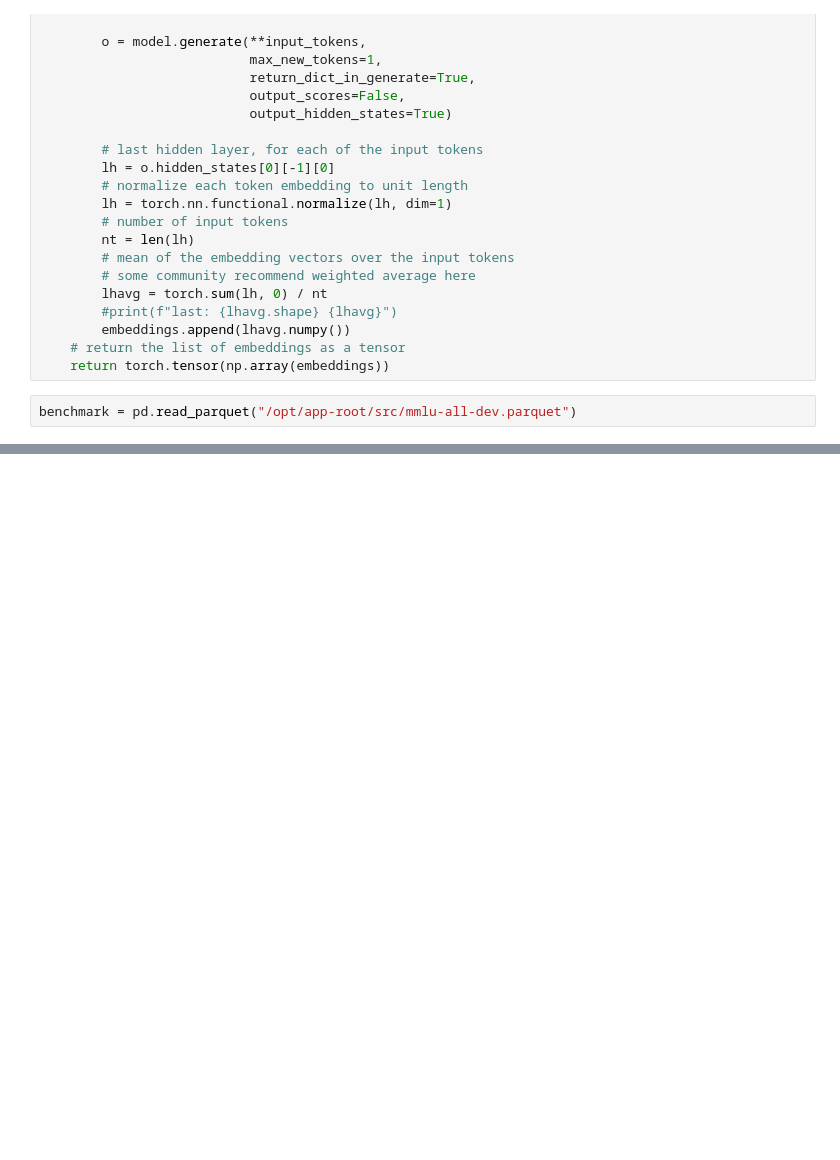
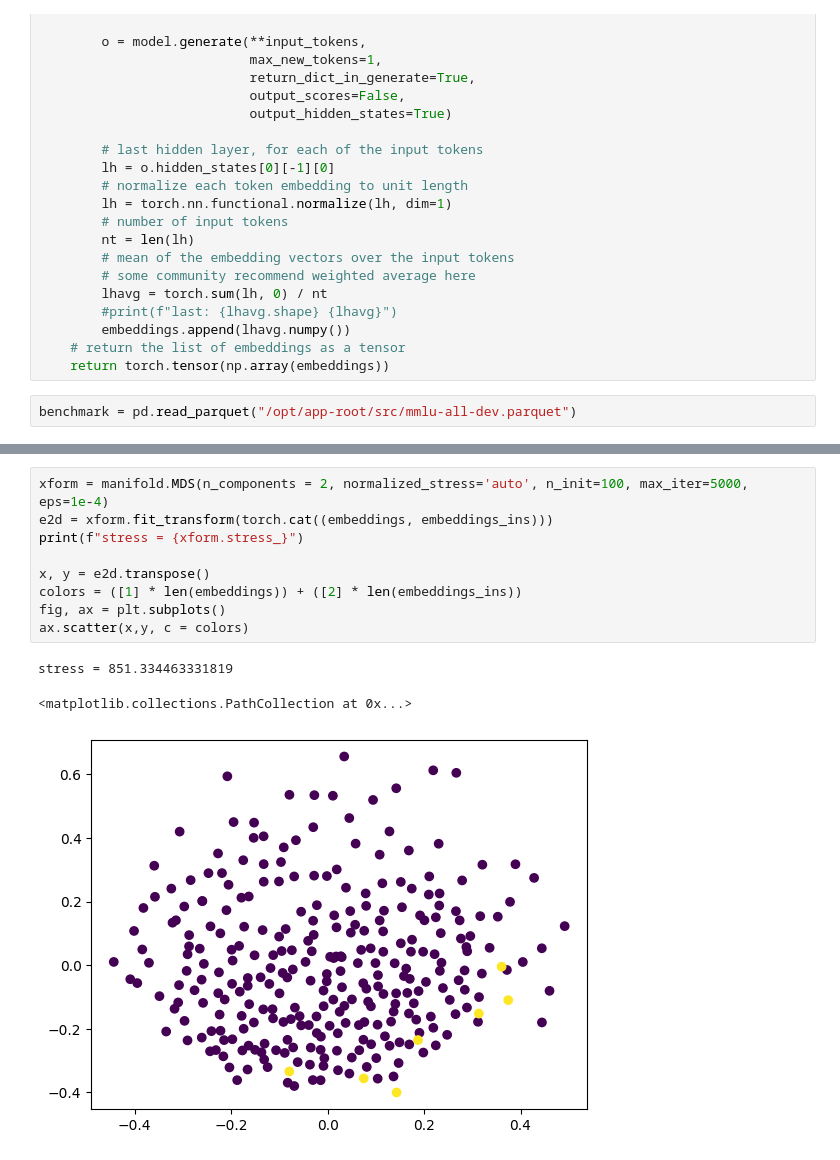
Before and after one commit to erikerlandson/datascience-wg, a Jupyter notebook: hack-scripts/model-embed-poc.ipynb, the cells around one changed output, grey strips where cells are left out. Saved outputs shown, nothing was run; the diff lists cells and outputs as text; blank space fills up the shorter version.

```diff
--- a/hack-scripts/model-embed-poc.ipynb
+++ b/hack-scripts/model-embed-poc.ipynb
@@ -116,0 +119,13 @@ ax.scatter(x,y)
+# %%
+xform = manifold.MDS(n_components = 2, normalized_stress='auto', n_init=100, max_iter=5000, eps=1e-4)
+e2d = xform.fit_transform(torch.cat((embeddings, embeddings_ins)))
+print(f"stress = {xform.stress_}")
+
+x, y = e2d.transpose()
+colors = ([1] * len(embeddings)) + ([2] * len(embeddings_ins))
+fig, ax = plt.subplots()
+ax.scatter(x,y, c = colors)
+# %% [output]
+stress = 851.334463331819
+<matplotlib.collections.PathCollection at 0x...>
+[figure, added]
```
Also changed, not shown: parts of 9 cells of this notebook.
